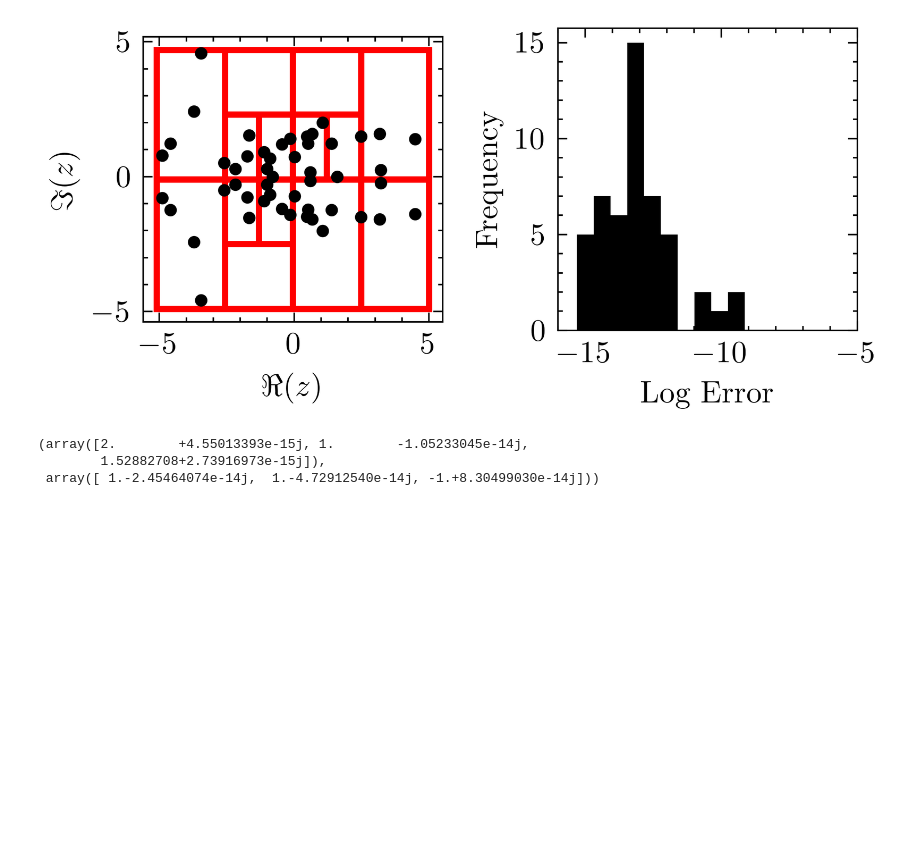
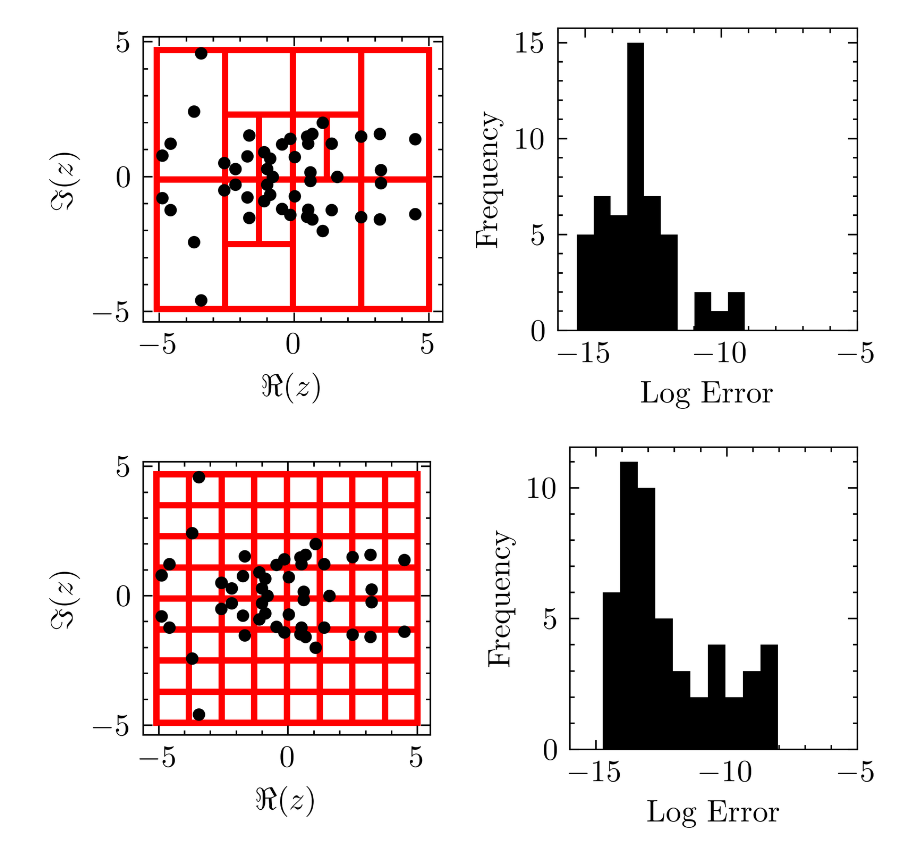
Before and after one commit to j-bowhay/skzeros, a Jupyter notebook: paper/example_3.ipynb, the cells around one changed output. Cells and saved outputs as stored; diff of their text form; code cells hidden in the pictures; blank space fills up the shorter version.

Commit message:
final example

```diff
--- a/paper/example_3.ipynb
+++ b/paper/example_3.ipynb
@@ -100,10 +102,34 @@ def f_z(z):
     )
-# %%
-d = Rectangle(complex(-1, -1), complex(3, 3))
-r = AAA(lambda z: f_z(z) / f(z), d)
-# %%
-poles_residues(*r, residue=True)
-# %% [output]
-(array([2.        +4.55013393e-15j, 1.        -1.05233045e-14j,
-        1.52882708+2.73916973e-15j]),
- array([ 1.-2.45464074e-14j,  1.-4.72912540e-14j, -1.+8.30499030e-14j]))
+# %%
+d = Rectangle(complex(-5.1, -4.9), complex(5, 4.7))
+force_subdivide(d, 6)
+regions = get_leaf_regions(d)
+poles = np.array([])
+for region in tqdm(regions):
+    res = AAA(lambda z: f_2_z(z) / f_2(z), region)
+    p, r = poles_residues(*res, residue=True)
+    bl, tr = region.bottom_left, region.top_right
+    to_keep = (
+        (p.real >= bl.real)
+        & (p.real <= tr.real)
+        & (p.imag >= bl.imag)
+        & (p.imag <= tr.imag)
+        & (r < 0)
+        & (abs(r.real - np.round(r.real)) < 1e-3)
+    )
+    poles = np.concatenate((poles, p[to_keep]))
+# %%
+fig, (ax1, ax2) = plt.subplots(ncols=2, figsize=(4, 2))
+d.plot(ax1)
+ax1.plot(poles.real, poles.imag, ".")
+ax1.set_xlabel(r"$\Re(z)$")
+ax1.set_ylabel(r"$\Im(z)$")
+ax1.set_aspect("equal", "box")
+ax2.hist(np.log10(np.min(np.abs(np.subtract.outer(e, poles)), axis=-1)))
+ax2.set_xlim([-16, -5])
+ax2.set_xlabel("Log Error")
+ax2.set_ylabel("Frequency")
+plt.tight_layout()
+plt.savefig("figures/example3b.pdf")
+# %% [output]
+[figure, added]
```
Also changed, not shown: parts of 2 cells of this notebook, 2 other files.
